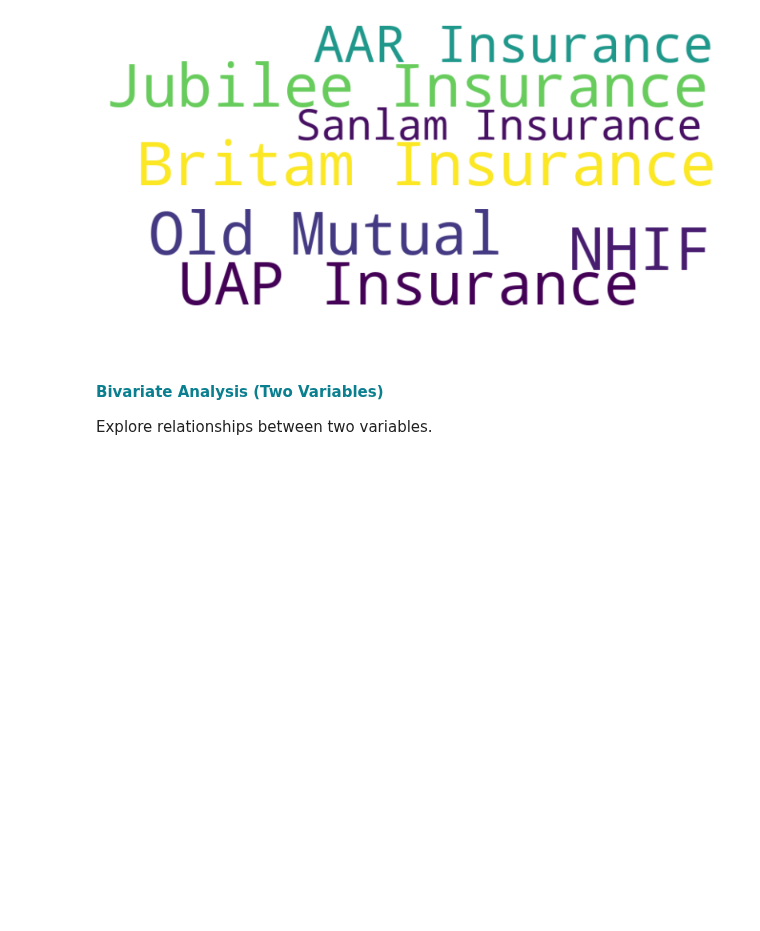
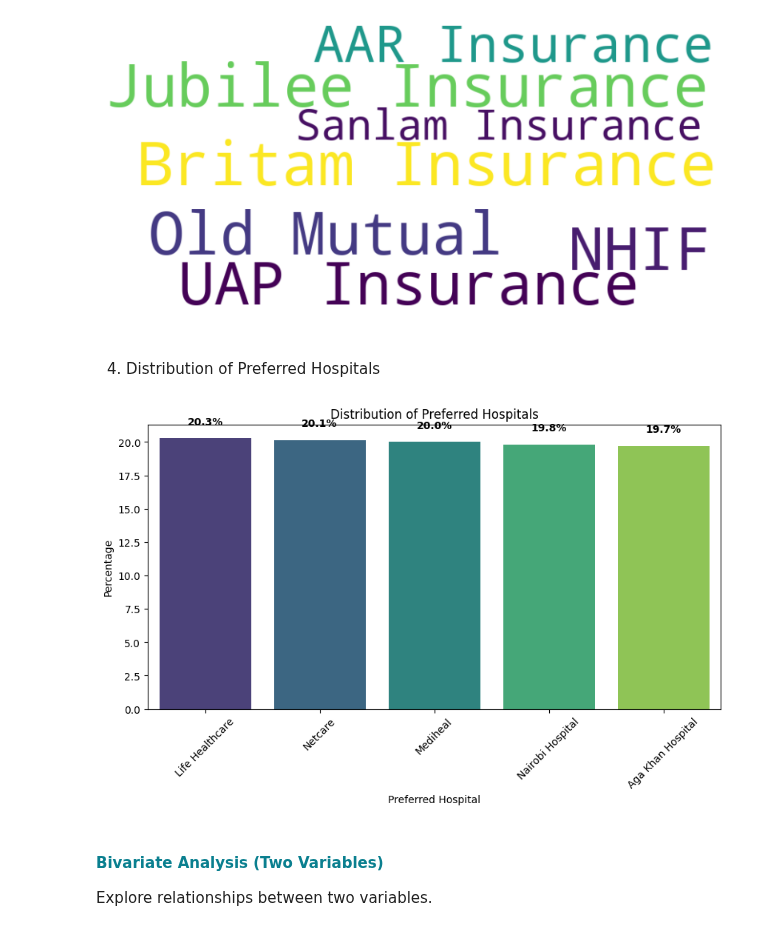
Before and after one commit to ruth-kitasi/Health-Insurance-Recommender-System, a Jupyter notebook: Notebooks/Mbego.ipynb, the cells around one changed output. Saved outputs shown, nothing was run; the diff lists cells and outputs as text; code cells hidden in the pictures; blank space fills up the shorter version.

```diff
--- a/Notebooks/Mbego.ipynb
+++ b/Notebooks/Mbego.ipynb
@@ -306,6 +334,29 @@ plt.axis("off")  # Hide axes
 plt.show()
 # %% [output]
 [figure]
+# %% [markdown]
+4. Distribution of Preferred Hospitals
+# %%
+
+# Calculate value counts and normalize to get percentages
+hospital_counts = df['preferred_hospital'].value_counts(normalize=True) * 100
+
+# Create the bar plot with hue=x and legend=False to avoid warnings
+plt.figure(figsize=(10, 5))
+ax = sns.barplot(x=hospital_counts.index, y=hospital_counts, hue=hospital_counts.index, palette="viridis", dodge=False, legend=False)
+
+# Add percentage labels on top of bars
+for index, value in enumerate(hospital_counts):
+    plt.text(index, value + 1, f"{value:.1f}%", ha='center', fontsize=10, fontweight='bold', color='black')
+
+plt.xticks(rotation=45)
+plt.ylabel("Percentage")
+plt.xlabel("Preferred Hospital")
+plt.title("Distribution of Preferred Hospitals")
+
+plt.show()
+# %% [output]
+[figure, added]
 # %% [markdown]
 #### <span style="color:rgb(10, 127, 143);">**Bivariate Analysis (Two Variables)** </span>
 
```
Also changed, not shown: parts of 14 cells of this notebook.
